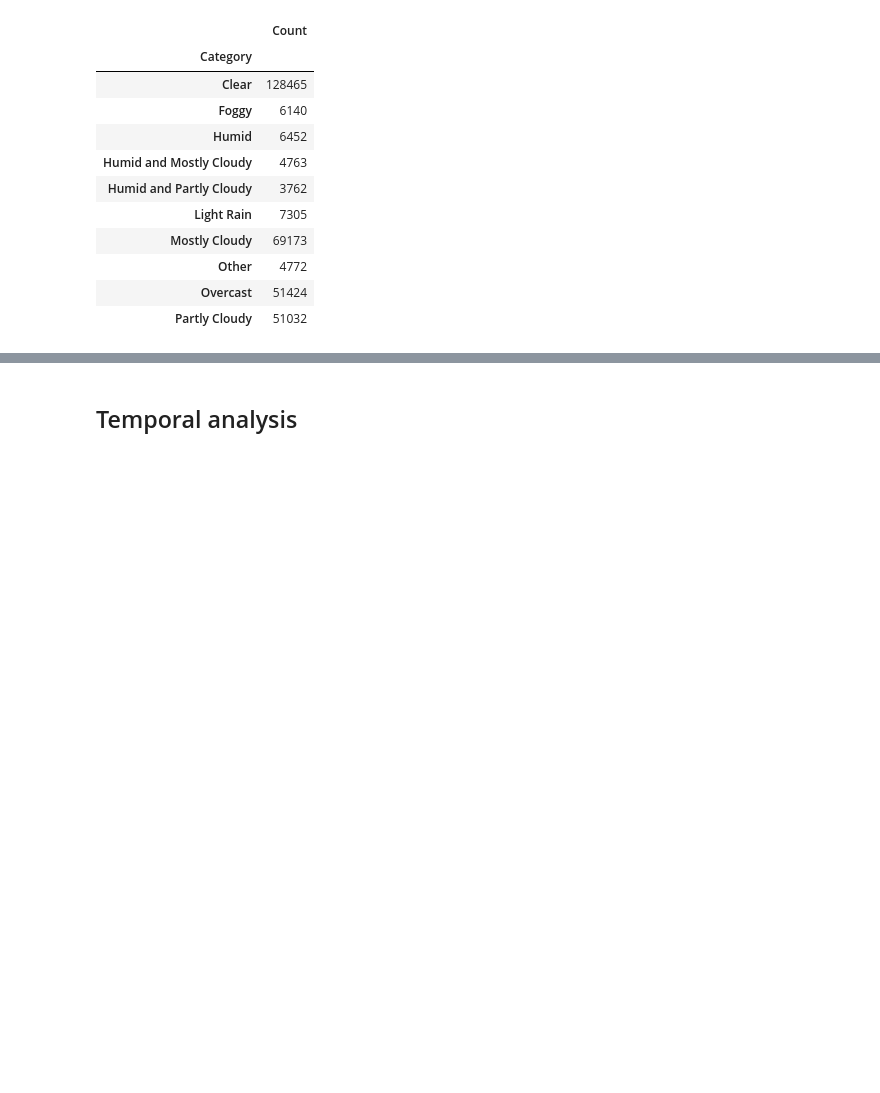
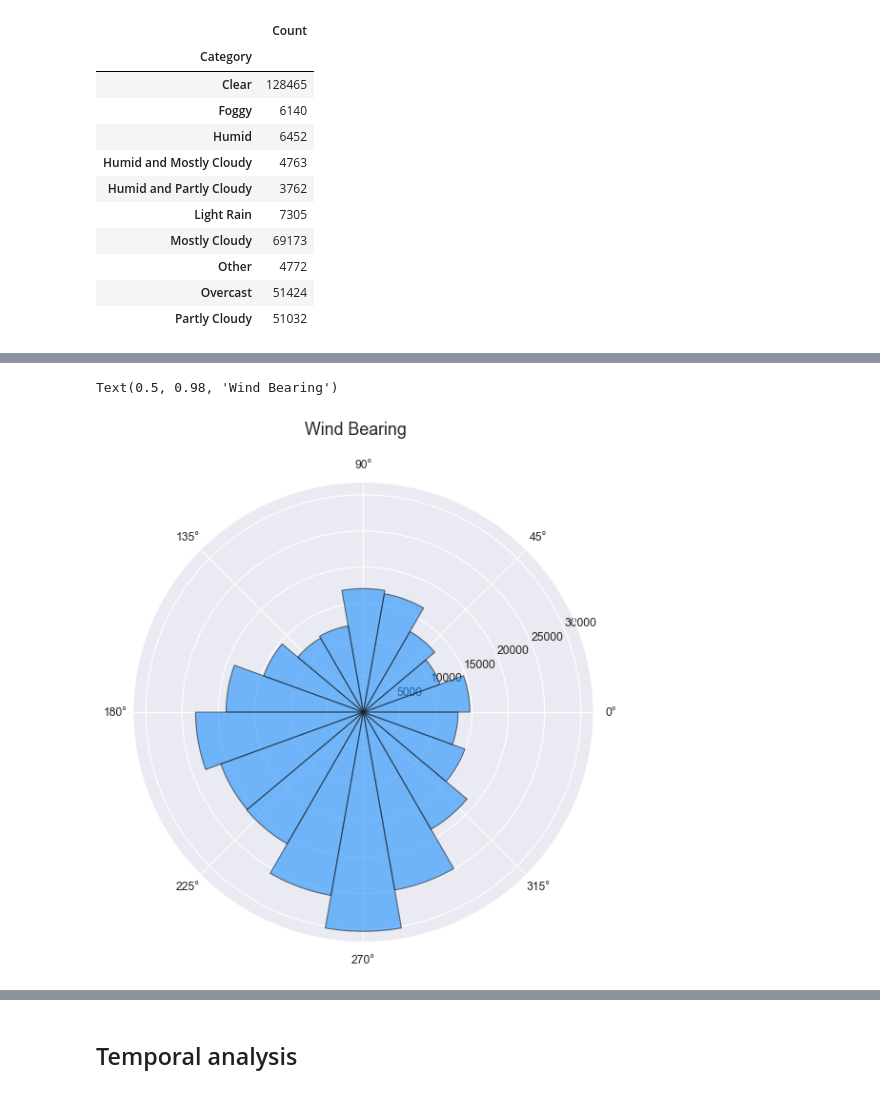
Before and after one commit to buds-lab/building-data-genome-project-2, a Jupyter notebook: notebooks/02_EDA-weather.ipynb, the cells around one changed output, grey strips where cells are left out. Cells and saved outputs as stored; diff of their text form; code cells hidden in the pictures; blank space fills up the shorter version.

```diff
--- a/notebooks/02_EDA-weather.ipynb
+++ b/notebooks/02_EDA-weather.ipynb
@@ -285,0 +205,17 @@ f.tight_layout()
+# %%
+sns.set(rc={'figure.figsize':(8,8)})
+
+# Wind direction (radial plot)
+degrees = weather["windBearing"]
+radians = np.deg2rad(weather["windBearing"])
+bin_size = 20
+a , b = np.histogram(degrees, bins=np.arange(0, 360+bin_size, bin_size))
+centers = np.deg2rad(np.ediff1d(b)//2 + b[:-1])
+# Wind direction plot
+plt.subplot(aspect=2, projection='polar')
+g4 = plt.bar(centers, a, width=np.deg2rad(bin_size), bottom=0.0, color="dodgerblue", alpha=0.6, edgecolor='k')
+# Figure title
+plt.suptitle('Wind Bearing', fontsize=16)
+# %% [output]
+Text(0.5, 0.98, 'Wind Bearing')
+[figure, added]
```
Also changed, not shown: parts of 11 cells of this notebook, 17 other files.
